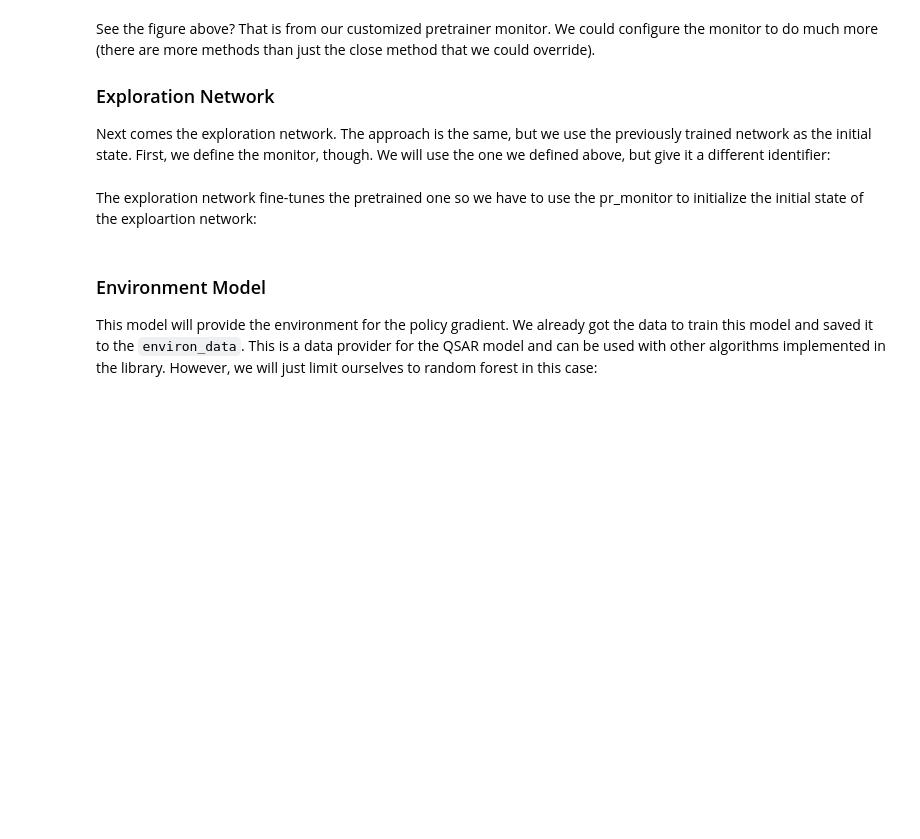
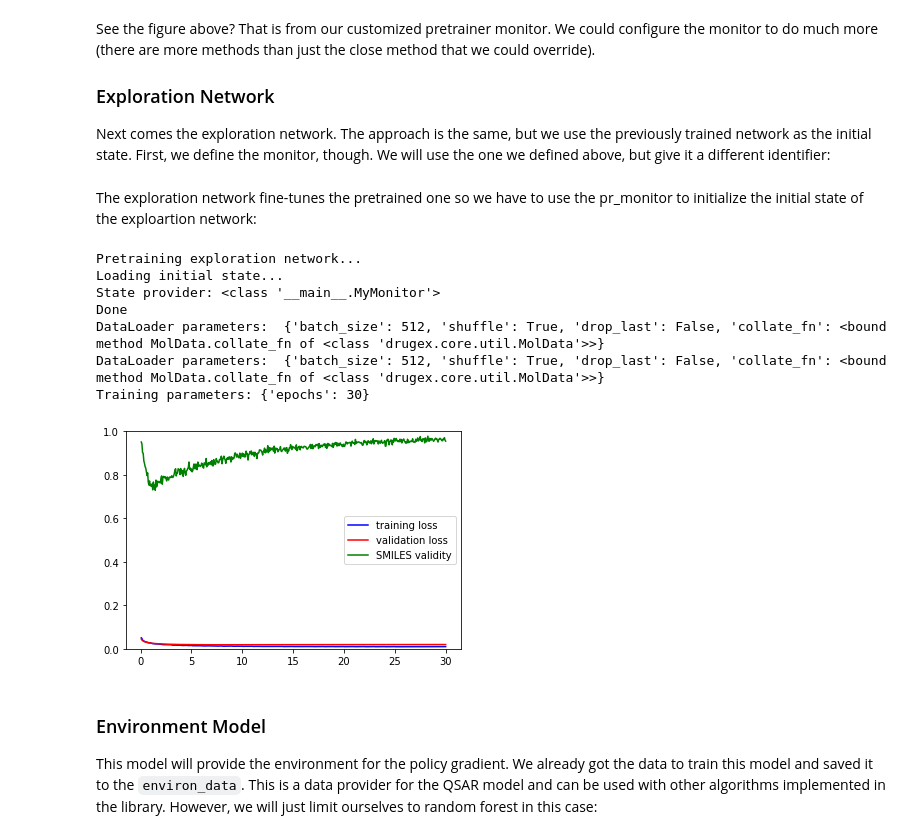
Before and after one commit to martin-sicho/DrugEx, a Jupyter notebook: workflow.ipynb, the cells around one changed output. Cells and saved outputs as stored; diff of their text form; code cells hidden in the pictures; blank space fills up the shorter version.

```diff
--- a/workflow.ipynb
+++ b/workflow.ipynb
@@ -280,24 +287,33 @@ the initial state of the exploartion network:
 # %%
 if not ex_monitor.getState():
     print("Pretraining exploration network...")
     exploration = BasicGenerator(
         monitor=ex_monitor
         , initial_state=pr_monitor # initialize from the states of the best pretrained network
         , corpus=corpus_ex # use target-specific corpus for exploration
         , train_params={
-            "epochs" : 60 # We will make this one quick too.
+            "epochs" : 30 # We will make this one quick too.
         }
     )
     exploration.pretrain(validation_size=512)
     # In this case we want to use a validation set.
     # This set will be used to estimate the
     # loss instead of the training set.
 else:
     exploration = BasicGenerator(
         monitor=ex_monitor
         , initial_state=ex_monitor
         , corpus=corpus_ex
     )
+# %% [output]
+Pretraining exploration network...
+Loading initial state...
+State provider: <class '__main__.MyMonitor'>
+Done
+DataLoader parameters:  {'batch_size': 512, 'shuffle': True, 'drop_last': False, 'collate_fn': <bound method MolData.collate_fn of <class 'drugex.core.util.MolData'>>}
+DataLoader parameters:  {'batch_size': 512, 'shuffle': True, 'drop_last': False, 'collate_fn': <bound method MolData.collate_fn of <class 'drugex.core.util.MolData'>>}
+Training parameters: {'epochs': 30}
+[figure, added]
 # %% [markdown]
 ### Environment Model
 
```
Also changed, not shown: parts of 7 cells of this notebook.
